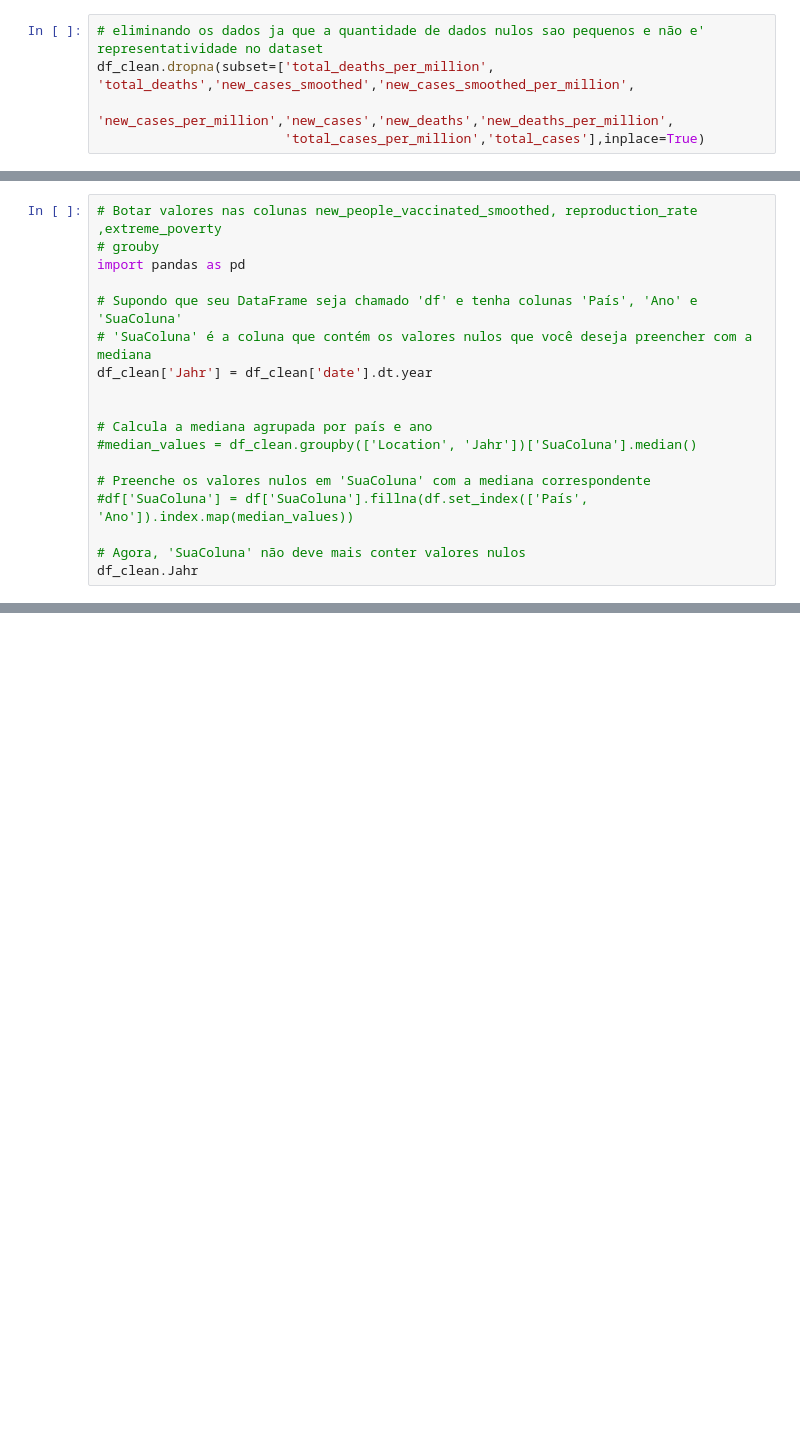
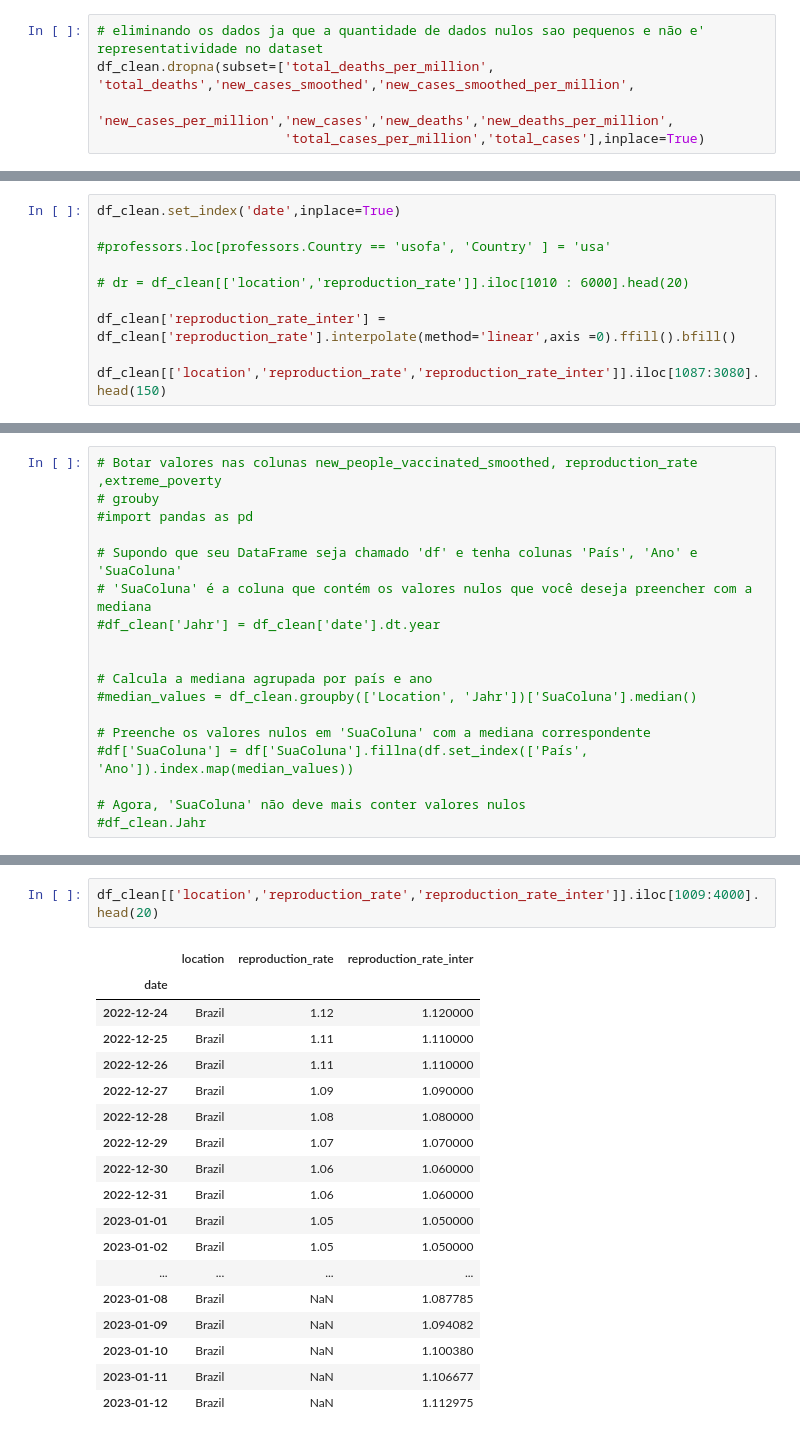
Before and after one commit to awildt01/Covid19-Datenvisualisierung, a Jupyter notebook: Analyse_und_Visualization_covid19.ipynb, the cells around one changed output, grey strips where cells are left out. Cells and saved outputs as stored; diff of their text form; blank space fills up the shorter version.

```diff
--- a/Analyse_und_Visualization_covid19.ipynb
+++ b/Analyse_und_Visualization_covid19.ipynb
@@ -599,0 +606,10 @@ dtype: float64
+# %%
+df_clean.set_index('date',inplace=True)
+
+#professors.loc[professors.Country == 'usofa', 'Country' ] = 'usa'
+
+# dr = df_clean[['location','reproduction_rate']].iloc[1010 : 6000].head(20)
+
+df_clean['reproduction_rate_inter'] = df_clean['reproduction_rate'].interpolate(method='linear',axis =0).ffill().bfill()
+
+df_clean[['location','reproduction_rate','reproduction_rate_inter']].iloc[1087:3080].head(150)
@@ -600,11 +655,11 @@ dtype: float64
 # %%
 # Botar valores nas colunas new_people_vaccinated_smoothed, reproduction_rate ,extreme_poverty
 # grouby
-import pandas as pd
+#import pandas as pd
 
 # Supondo que seu DataFrame seja chamado 'df' e tenha colunas 'País', 'Ano' e 'SuaColuna'
 # 'SuaColuna' é a coluna que contém os valores nulos que você deseja preencher com a mediana
-df_clean['Jahr'] = df_clean['date'].dt.year
+#df_clean['Jahr'] = df_clean['date'].dt.year
 
 
 # Calcula a mediana agrupada por país e ano
@@ -614,4 +669,4 @@ df_clean['Jahr'] = df_clean['date'].dt.year
 #df['SuaColuna'] = df['SuaColuna'].fillna(df.set_index(['País', 'Ano']).index.map(median_values))
 
 # Agora, 'SuaColuna' não deve mais conter valores nulos
-df_clean.Jahr
+#df_clean.Jahr
@@ -821,0 +687,21 @@ dtype: float64
+# %%
+df_clean[['location','reproduction_rate','reproduction_rate_inter']].iloc[1009:4000].head(20)
+# %% [output]
+|  | location | reproduction_rate | reproduction_rate_inter |
+| date |  |  |  |
+| 2022-12-24 | Brazil | 1.12 | 1.120000 |
+| 2022-12-25 | Brazil | 1.11 | 1.110000 |
+| 2022-12-26 | Brazil | 1.11 | 1.110000 |
+| 2022-12-27 | Brazil | 1.09 | 1.090000 |
+| 2022-12-28 | Brazil | 1.08 | 1.080000 |
+| 2022-12-29 | Brazil | 1.07 | 1.070000 |
+| 2022-12-30 | Brazil | 1.06 | 1.060000 |
+| 2022-12-31 | Brazil | 1.06 | 1.060000 |
+| 2023-01-01 | Brazil | 1.05 | 1.050000 |
+| 2023-01-02 | Brazil | 1.05 | 1.050000 |
+| ... | ... | ... | ... |
+| 2023-01-08 | Brazil | NaN | 1.087785 |
+| 2023-01-09 | Brazil | NaN | 1.094082 |
+| 2023-01-10 | Brazil | NaN | 1.100380 |
+| 2023-01-11 | Brazil | NaN | 1.106677 |
+| 2023-01-12 | Brazil | NaN | 1.112975 |
```
Also changed, not shown: parts of 21 cells of this notebook.
